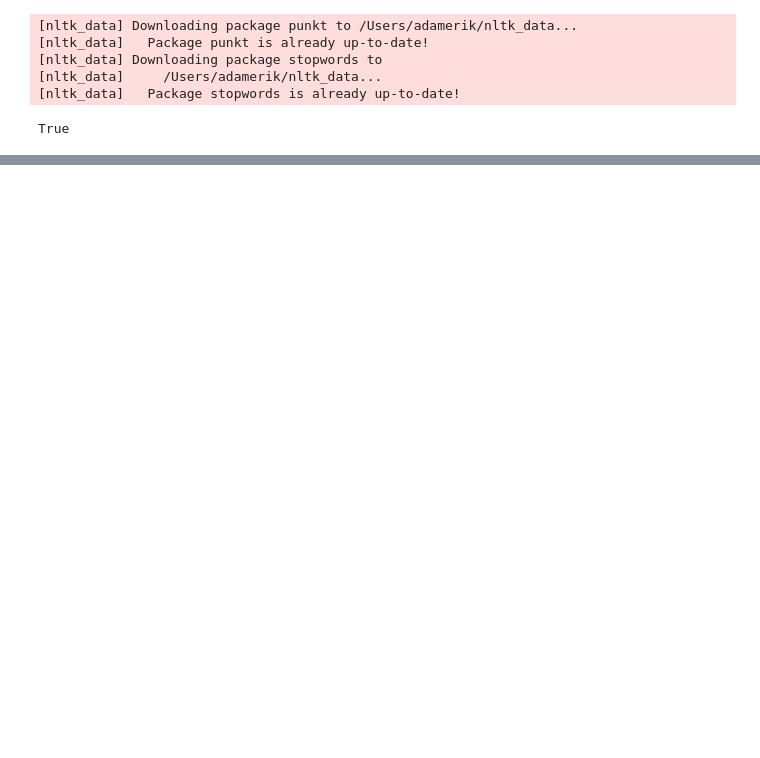
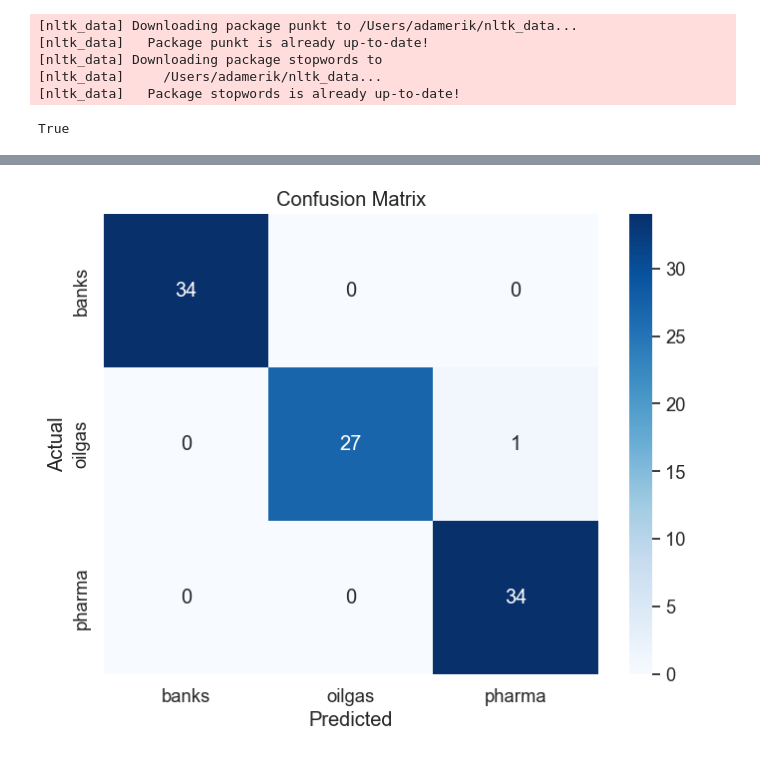
Before and after one commit to adamerikoff/learningDeepMachine, a Jupyter notebook: nlp/1_classification/main.ipynb, the cells around one changed output, grey strips where cells are left out. Drawn from its saved outputs; the diff is of its cells as text; code cells hidden in the pictures; blank space fills up the shorter version.

```diff
--- a/nlp/1_classification/main.ipynb
+++ b/nlp/1_classification/main.ipynb
@@ -93,10 +114,15 @@ test_df['preprocessed_text'] = test_df['text'].apply(preprocess_text)
+# %%
+X_train = train_df["text"]
+Y_train = train_df["class"]
+
+X_validation = validation_df["text"]
+Y_validation = validation_df["class"]
 # %%
-
 # Initialize the TF-IDF vectorizer
 tfidf_vectorizer = TfidfVectorizer(max_features=5000)  # You can adjust max_features as needed
 
 # Fit and transform the training data
 X_train_tfidf = tfidf_vectorizer.fit_transform(X_train)  # X_train is the list of preprocessed text in the training set
 
-# Transform the testing data
-X_test_tfidf = tfidf_vectorizer.transform(X_test)  # X_test is the list of preprocessed text in the testing set
+# Transform the validation data
+X_validation_tfidf = tfidf_vectorizer.transform(X_validation)  # X_test is the list of preprocessed text in the validation set
@@ -148,0 +129,6 @@ if __name__ == "__main__":
+# %%
+# Initialize the classifier
+classifier = LogisticRegression()
+
+# Train the model
+classifier.fit(X_train_tfidf, Y_train)  # y_train is the list of class labels in the training set
@@ -148,0 +137,12 @@ if __name__ == "__main__":
+# %%
+# Make predictions on the testing data
+y_pred = classifier.predict(X_validation_tfidf)
+
+# Evaluate the model
+accuracy = accuracy_score(Y_validation, y_pred)
+report = classification_report(Y_validation, y_pred)
+confusion = confusion_matrix(Y_validation, y_pred)
+
+print("Accuracy:", accuracy)
+print("Classification Report:\n", report)
+print("Confusion Matrix:\n", confusion)
@@ -148,0 +166,13 @@ if __name__ == "__main__":
+# %%
+plt.figure(figsize=(8, 6))
+sns.set(font_scale=1.2)  # Adjust font size for labels
+sns.heatmap(confusion, annot=True, fmt="d", cmap="Blues",
+            xticklabels=["banks", "oilgas", "pharma"], yticklabels=["banks", "oilgas", "pharma"])
+
+plt.xlabel('Predicted')
+plt.ylabel('Actual')
+plt.title('Confusion Matrix')
+
+plt.show()
+# %% [output]
+[figure, added]
```
Also changed, not shown: parts of 10 cells of this notebook.
